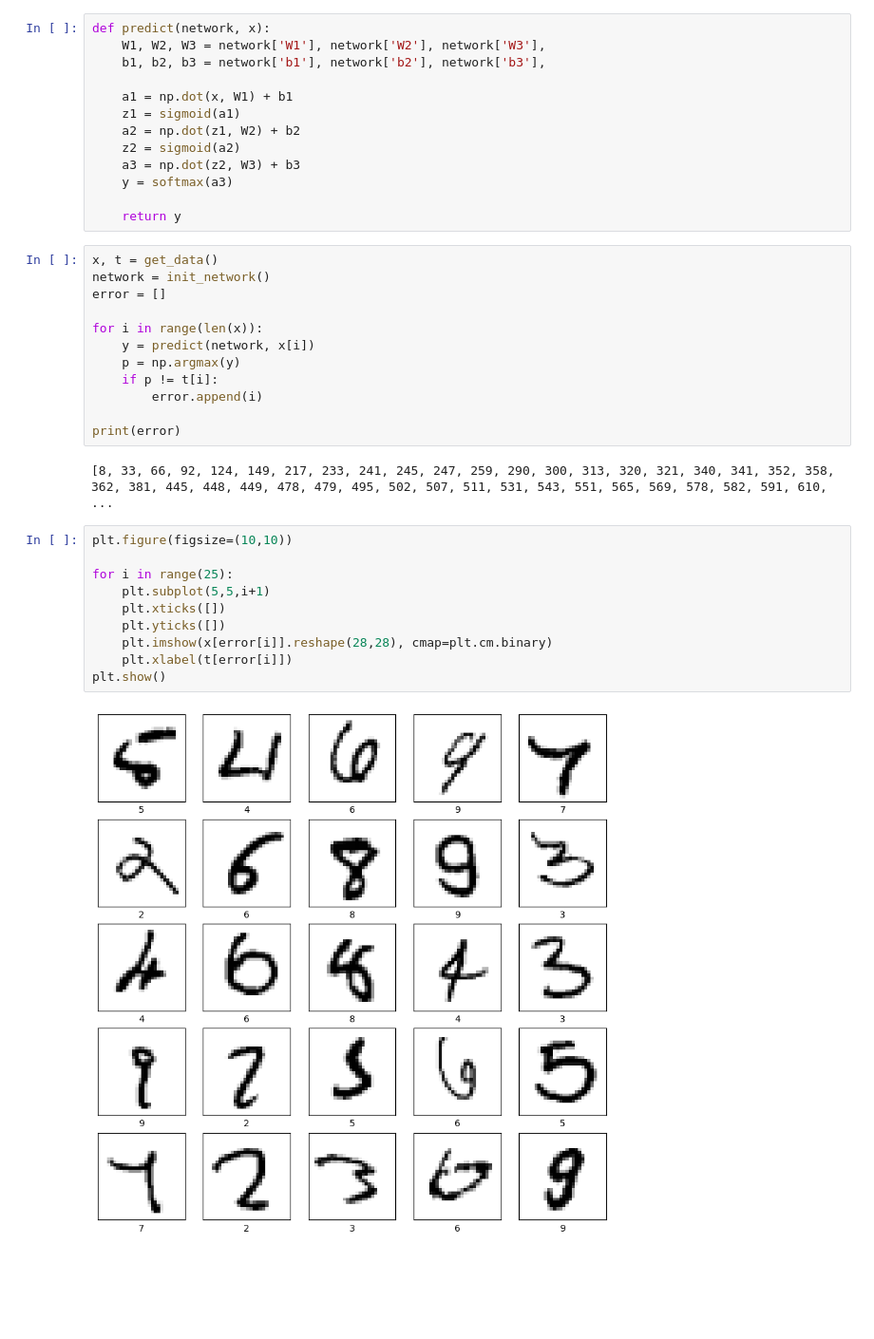
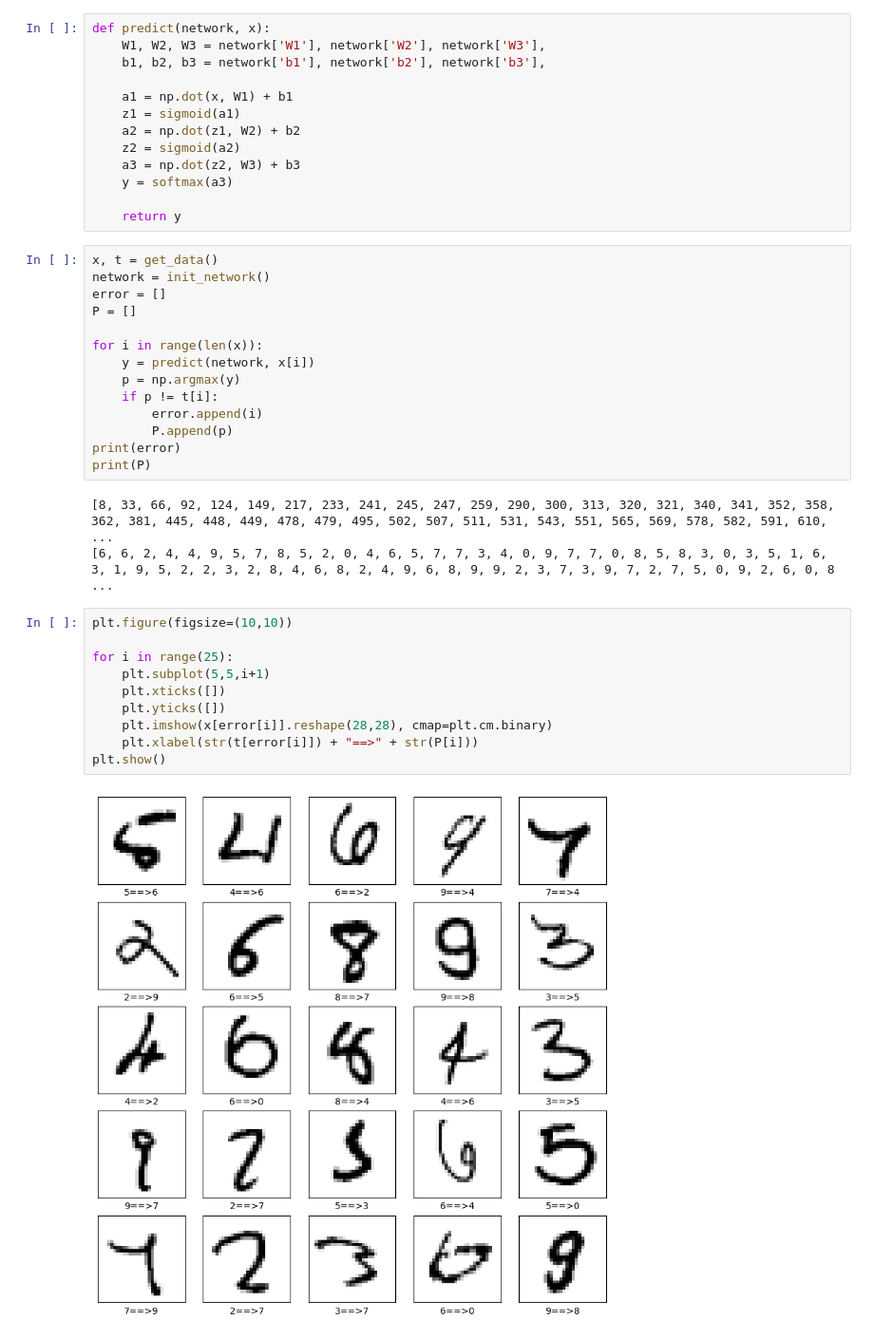
Before and after one commit to mickeykim70/DL_scratch, a Jupyter notebook: neural_mnist_error.ipynb, the cells around one changed output. Shown at 95% size. Drawn from its saved outputs; the diff is of its cells as text; blank space fills up the shorter version.

```diff
--- a/neural_mnist_error.ipynb
+++ b/neural_mnist_error.ipynb
@@ -34,25 +34,28 @@ def predict(network, x):
 x, t = get_data()
 network = init_network()
 error = []
+P = []
 
 for i in range(len(x)):
     y = predict(network, x[i])
     p = np.argmax(y)
     if p != t[i]:
         error.append(i)
-
+        P.append(p)
 print(error)
+print(P)
 # %% [output]
 [8, 33, 66, 92, 124, 149, 217, 233, 241, 245, 247, 259, 290, 300, 313, 320, 321, 340, 341, 352, 358, 362, 381, 445, 448, 449, 478, 479, 495, 502, 507, 511, 531, 543, 551, 565, 569, 578, 582, 591, 610, ...
+[6, 6, 2, 4, 4, 9, 5, 7, 8, 5, 2, 0, 4, 6, 5, 7, 7, 3, 4, 0, 9, 7, 7, 0, 8, 5, 8, 3, 0, 3, 5, 1, 6, 3, 1, 9, 5, 2, 2, 3, 2, 8, 4, 6, 8, 2, 4, 9, 6, 8, 9, 9, 2, 3, 7, 3, 9, 7, 2, 7, 5, 0, 9, 2, 6, 0, 8 ...
 # %%
 plt.figure(figsize=(10,10))
 
 for i in range(25):
     plt.subplot(5,5,i+1)
     plt.xticks([])
     plt.yticks([])
     plt.imshow(x[error[i]].reshape(28,28), cmap=plt.cm.binary)
-    plt.xlabel(t[error[i]])
+    plt.xlabel(str(t[error[i]]) + "==>" + str(P[i]))
 plt.show()
 # %% [output]
-[figure, old version]
+[figure, new version]
```
